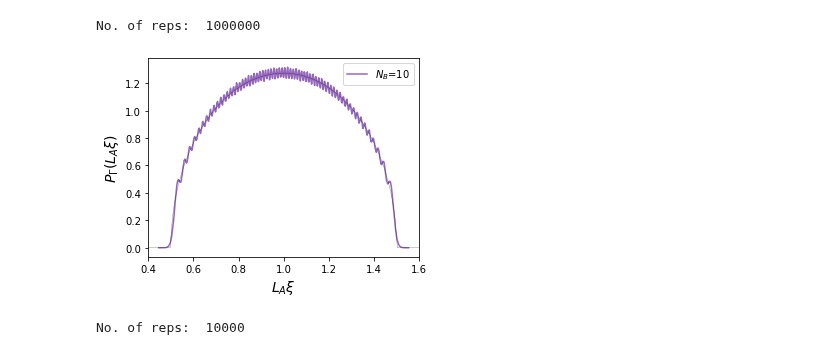
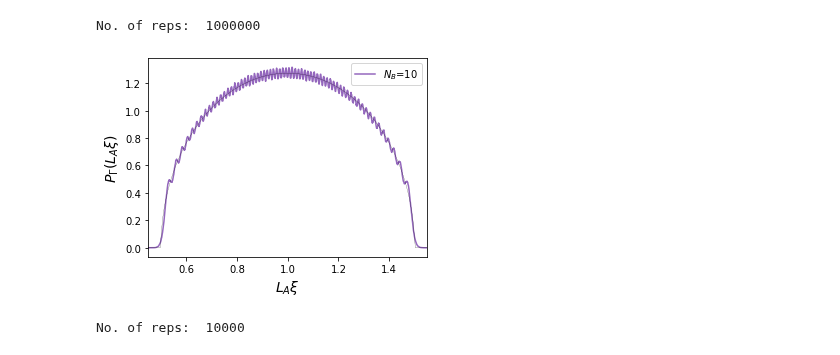
Before and after one commit to hassan-shap/RMT, a Jupyter notebook: pp_neg_spec.ipynb, the cells around one changed output. Drawn from its saved outputs; the diff is of its cells as text; code cells hidden in the pictures.

```diff
--- a/pp_neg_spec.ipynb
+++ b/pp_neg_spec.ipynb
@@ -112,35 +112,35 @@ for i_l in range(len(L_sw)):
     # plt.ylim(0.0,0.34)
     if L == 12:
         plt.xlim(-1.2,3.2)
     elif L == 13:
         plt.xlim(-0.6,2.5)
     elif L == 14:
         plt.xlim(-0.1,2.2)
     elif L == 15:
         plt.xlim(0.2,1.8)
     elif L == 16:
-        plt.xlim(0.4,1.6)
+        plt.xlim(0.45,1.55)
 
     # plt.xlim(-1.3,3.3)
     # plt.yticks(np.arange(0.,ymax+0.1,0.5))
     plt.legend()
     fsize=14
     if symm==1:
         plt.ylabel(r'$P_\Gamma(R^{-1} L_A \xi)$',fontsize = fsize)
         plt.xlabel(r"$R^{-1} L_A \xi$",fontsize = fsize)
     else:
         plt.ylabel(r'$P_\Gamma(L_A \xi)$',fontsize = fsize)
         plt.xlabel(r"$L_A \xi$",fontsize = fsize)
 
     plt.tight_layout()
     # if symm==1:
     #     plt.savefig('figs/NS_r_%d_LA_%d_symm.pdf' % (r,La+Lb))
     # else:
     plt.savefig('figs/NS_osc_r_%d_LA_%d_LB_%d.pdf' % (r,La+Lb,Lc))
     plt.show()
 # %% [output]
 No. of reps:  1000000
-[figure, old version]
+[figure, new version]
 # %%
 def Gz(z,a,b):
     '''Direct solution to G(z), faster but has numerical instability for large V
```
Also changed, not shown: 13 other files.
